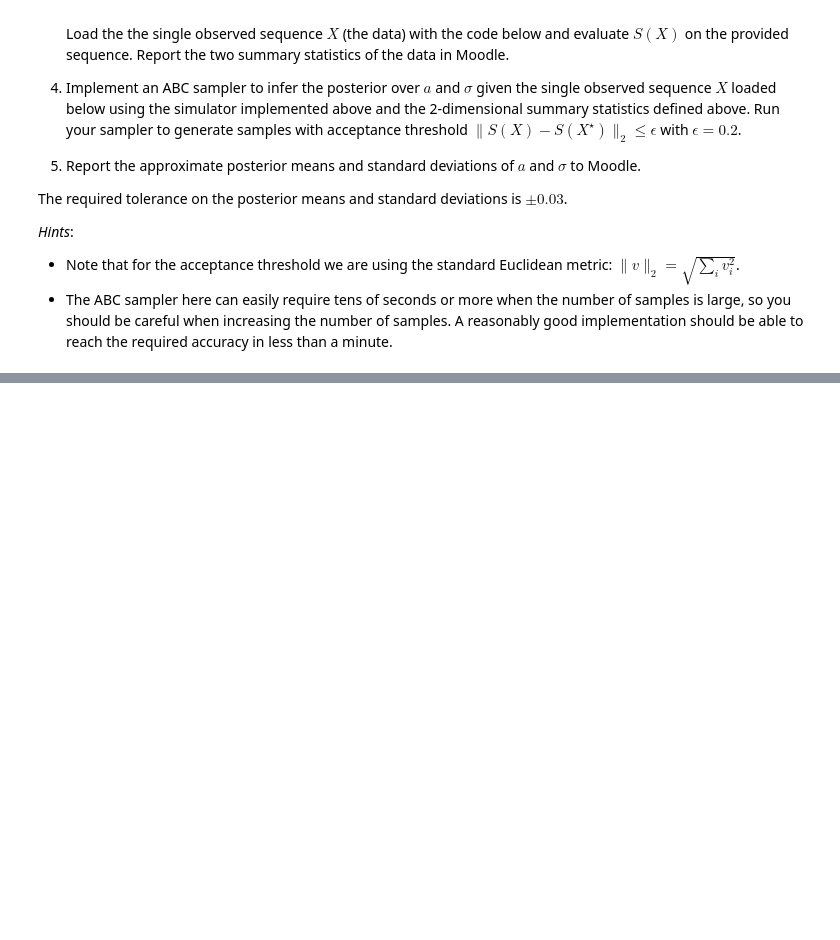
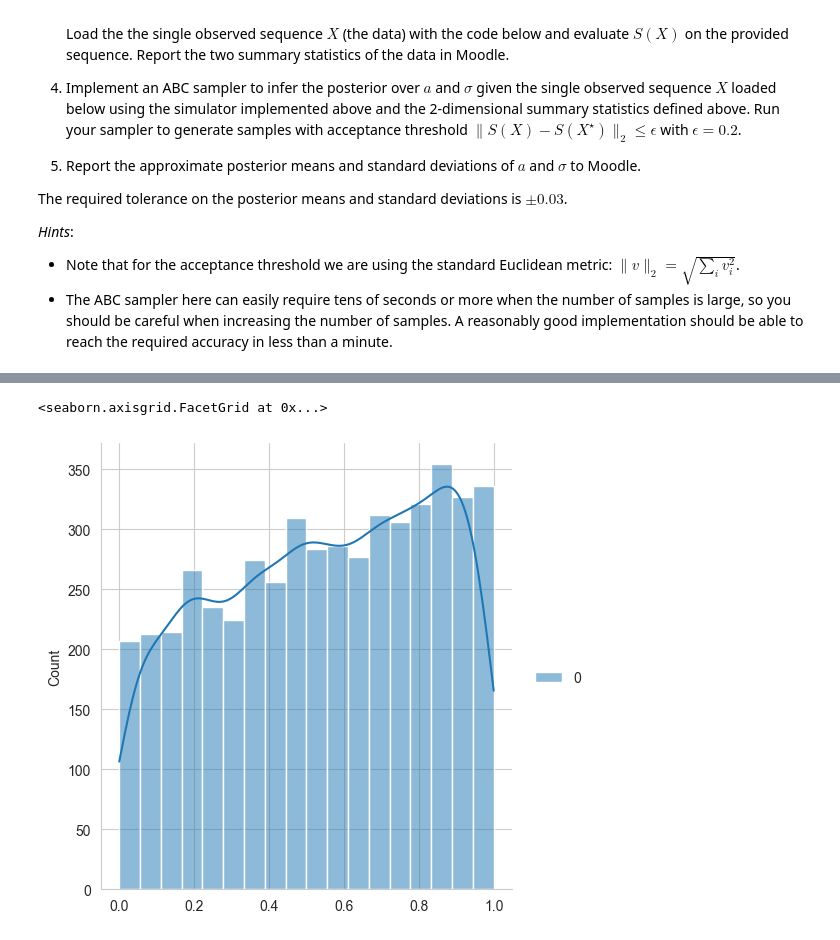
Before and after one commit to yherin/hy-computational-statistics-2023, a Jupyter notebook: Week 4 exercises.ipynb, the cells around one changed output, grey strips where cells are left out. Drawn from its saved outputs; the diff is of its cells as text; code cells hidden in the pictures; blank space fills up the shorter version.

```diff
--- a/Week 4 exercises.ipynb
+++ b/Week 4 exercises.ipynb
@@ -517,6 +479,6 @@ final_values.std()
 # %%
-def S_x(x: np.ndarray) -> tuple[float, float]:
+def S_x(x: np.ndarray) -> np.ndarray:
     N = len(x)
     x1 = np.sum(x**2) / N
     x2 = np.sum(x[:-1] * x[1:]) * (1 / (N-1))
-    return x1, x2
+    return np.array([x1, x2])
@@ -522,0 +558,7 @@ def S_x(x: np.ndarray) -> tuple[float, float]:
+# %%
+params_arr = np.array(params)
+# %%
+sns.displot(params_arr[:, 0], kde=True)
+# %% [output]
+<seaborn.axisgrid.FacetGrid at 0x...>
+[figure, added]
```
Also changed, not shown: parts of 20 cells of this notebook, 3 other files.
